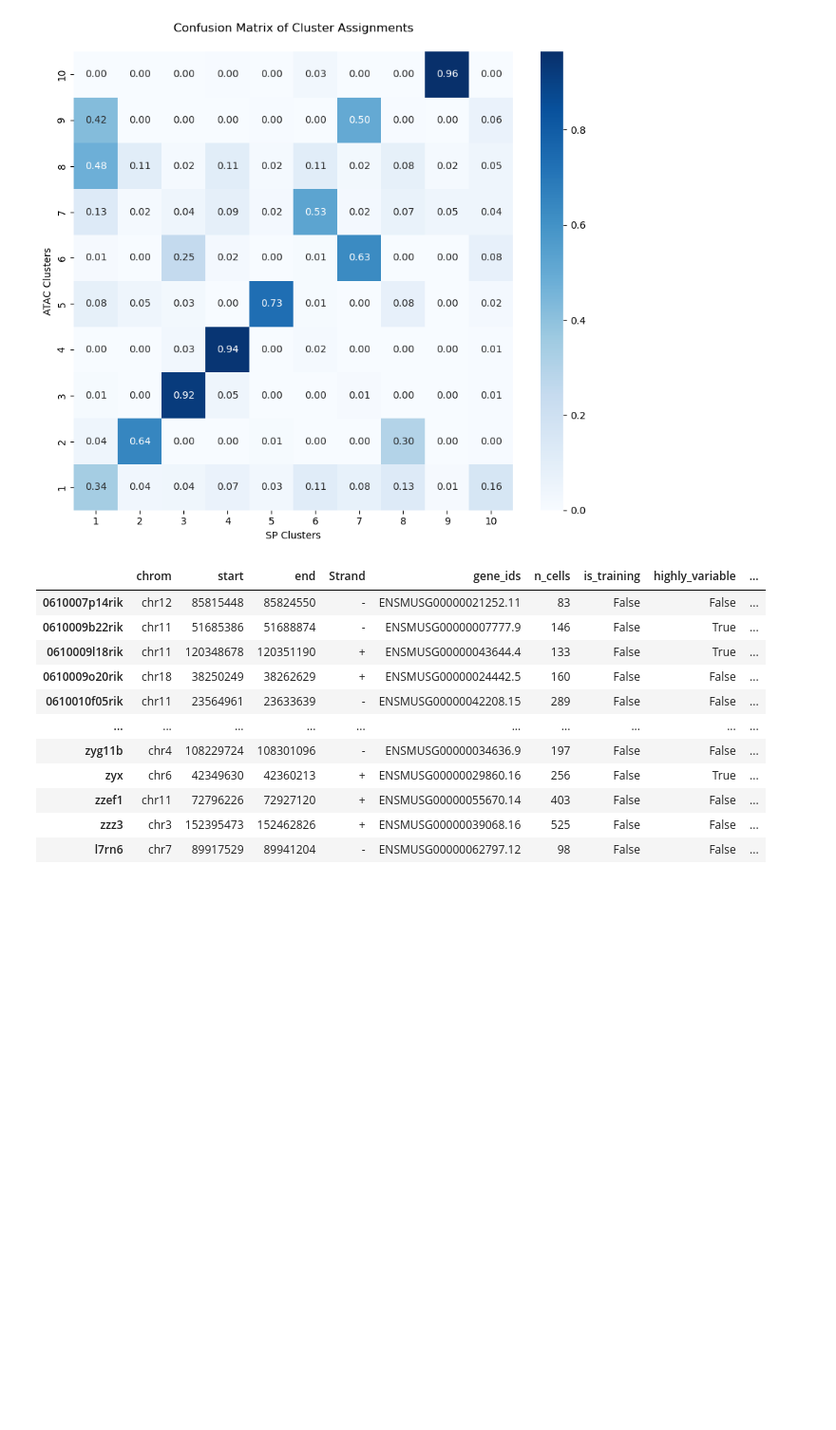
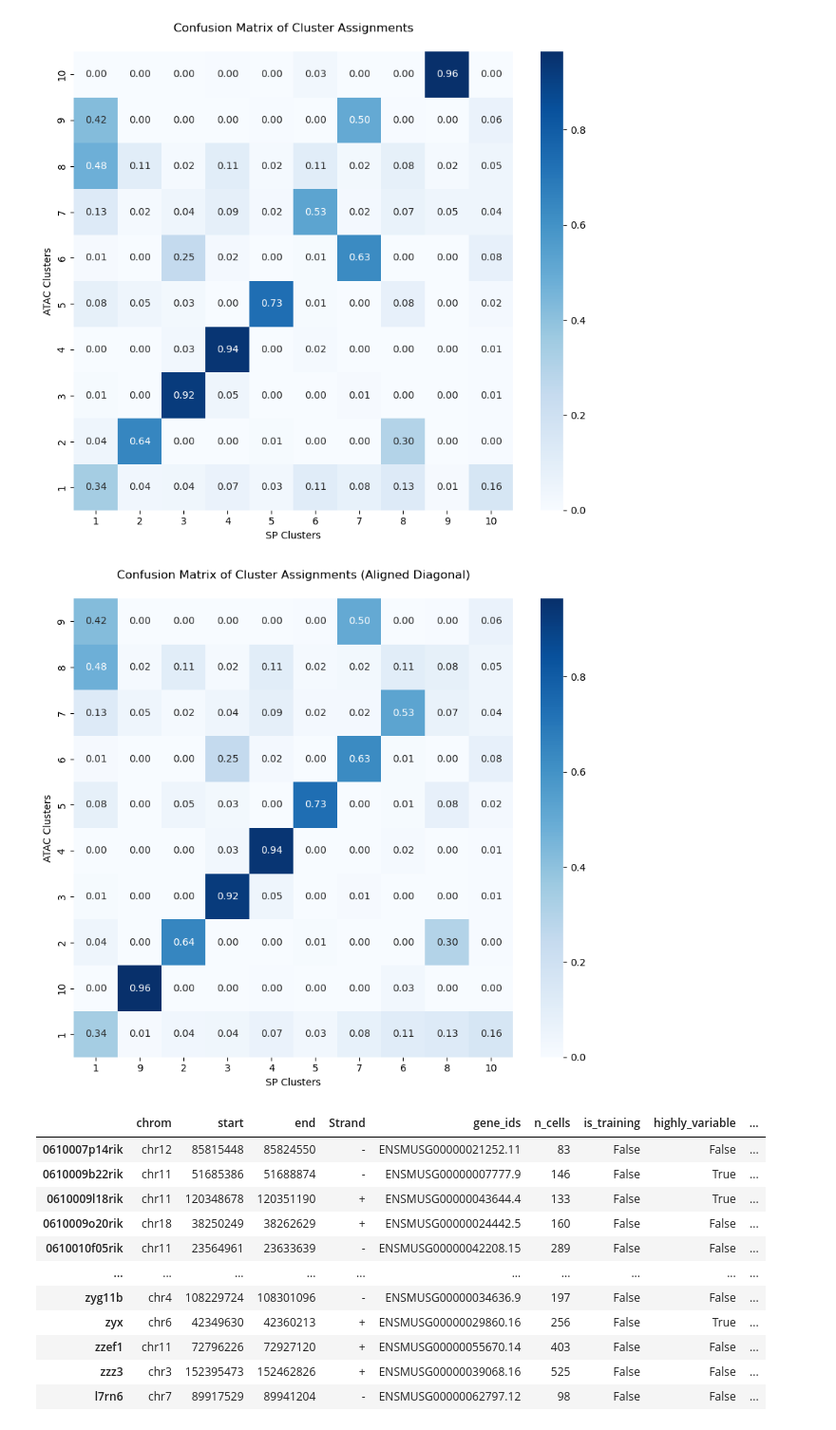
Before and after one commit to Elizabeth-Flx/sdd, a Jupyter notebook: bin/check_cluster_output.ipynb, the cells around one changed output. Shown at 95% size. Saved outputs shown, nothing was run; the diff lists cells and outputs as text; code cells hidden in the pictures; blank space fills up the shorter version.

Commit message:
aligned clusters

```diff
--- a/bin/check_cluster_output.ipynb
+++ b/bin/check_cluster_output.ipynb
@@ -70,3 +122,5 @@ total_cells = len(atac_clusters)
 print(f"Number of matching cluster assignments: {matching_clusters} ({matching_clusters / total_cells:.2%}) out of {total_cells} cells.")
 # %% [output]
 Number of matching cluster assignments: 2692 (51.04%) out of 5274 cells.
+# %%
+mapping = match_clusters(atac_clusters, sp_clusters)
@@ -83,6 +150,27 @@ plt.subplots_adjust(top=0.92)
 plt.show()
 # %% [output]
 [figure]
+# %%
+# Visualize the comparison with a confusion matrix
+confusion_matrix = pd.crosstab(atac_clusters, sp_clusters, rownames=['ATAC Clusters'], colnames=['SP Clusters'], normalize='index')
+# Get the matching pairs from the mapping
+pairs = sorted(mapping.items(), key=lambda x: x[1])
+
+# Extract the order for rows and columns
+ordered_rows = [int(v) for k, v in pairs]
+ordered_cols = [int(k) for k, v in pairs]
+
+# Reorder both axes
+confusion_matrix = confusion_matrix.loc[ordered_rows, ordered_cols]
+
+plt.figure(figsize=(10, 8))
+sns.heatmap(confusion_matrix, annot=True, fmt='.2f', cmap='Blues')
+plt.gca().invert_yaxis()
+plt.gca().set_title('Confusion Matrix of Cluster Assignments', y=1.03)
+plt.subplots_adjust(top=0.92)
+plt.show()
+# %% [output]
+[figure, added]
 # %%
 atac_ad.var
 # %% [output]
```
Also changed, not shown: parts of 9 cells of this notebook.
